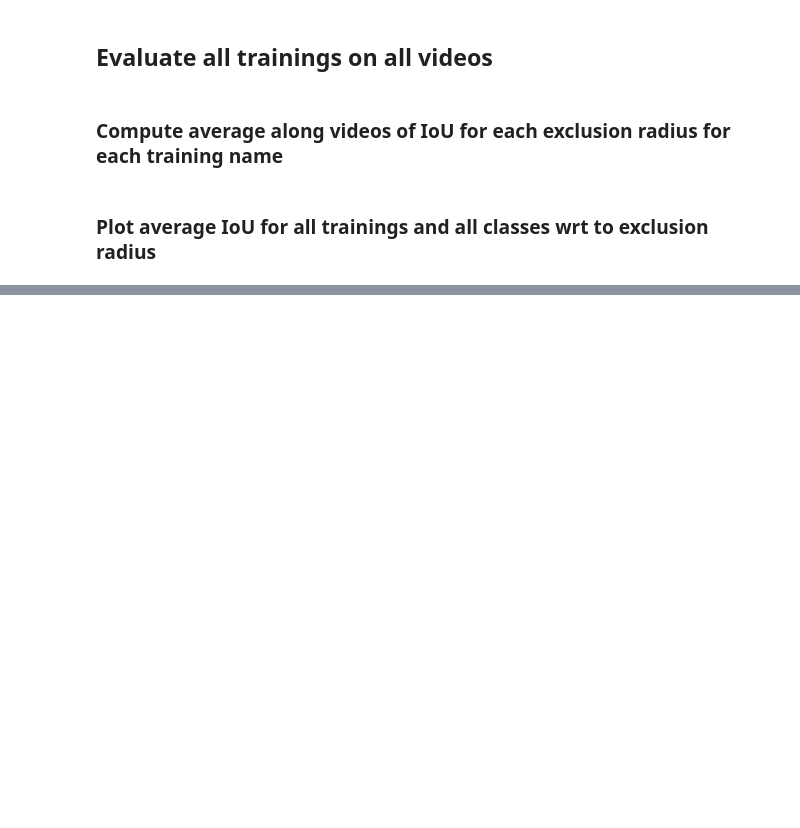
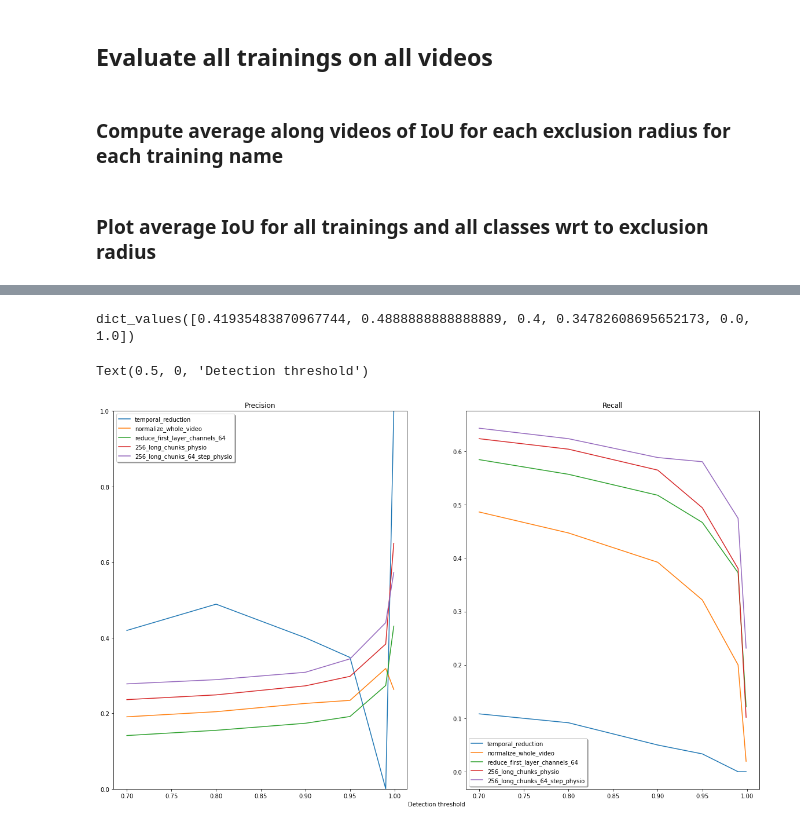
Before and after one commit to dottipr/sparks_project, a Jupyter notebook: sparks/validate UNet trainings.ipynb, the cells around one changed output, grey strips where cells are left out. Saved outputs shown, nothing was run; the diff lists cells and outputs as text; code cells hidden in the pictures; blank space fills up the shorter version.

Commit message:
update config files and validation notebook

```diff
--- a/sparks/validate UNet trainings.ipynb
+++ b/sparks/validate UNet trainings.ipynb
@@ -599,9 +738,0 @@ annotated sparks:
-# %%
-# get sparks predicted locations
-min_radius = 3 # minimal 'radius' of a valid spark
-t_detection = 0.9 # threshold on spark preds to extract events
-
-preds_sparks_loc = process_spark_prediction(sparks,
-                                        t_detection=t_detection,
-                                        min_radius=min_radius,
-                                        ignore_frames=ignore_frames)
@@ -614,6 +738,0 @@ predicted sparks:
-# %%
-# compute precision and recall for sparks
-match_distance = 5
-metrics = Metrics(*correspondences_precision_recall(annotations_sparks_loc,
-                                                    preds_sparks_loc,
-                                                    match_distance=match_distance))
@@ -687,0 +842,10 @@ Note: you may need to restart the kernel to use updated packages.
+# %%
+prec_rec_sparks_avg = {} # num training x num thresholds
+prec_avg = {}
+rec_avg = {}
+
+for training_name in training_names:
+    prec_rec_all_videos = prec_rec_sparks_all_trainings[training_name]
+    prec_rec_sparks_avg[training_name] = reduce_metrics_thresholds(prec_rec_all_videos)
+    prec_avg[training_name] = prec_rec_sparks_avg[training_name][1]
+    rec_avg[training_name] = prec_rec_sparks_avg[training_name][2]
@@ -687,0 +879,27 @@ Note: you may need to restart the kernel to use updated packages.
+# %%
+prec_avg[training_names[0]].values()
+# %% [output]
+dict_values([0.41935483870967744, 0.4888888888888889, 0.4, 0.34782608695652173, 0.0, 1.0])
+# %%
+fig, axs = plt.subplots(1, 2, sharex=True, figsize=(20,12))
+fig.add_subplot(111, frameon=False)
+
+for training_name in training_names:
+    axs[0].plot(t_detection_sparks, prec_avg[training_name].values(), label=training_name)
+
+axs[0].set_title('Precision')
+axs[0].set_ylim([0,1])
+axs[0].legend(shadow=True, fancybox=True)
+
+for training_name in training_names:
+    axs[1].plot(t_detection_sparks, rec_avg[training_name].values(), label=training_name)
+
+axs[1].set_title('Recall')
+#axs[1].set_ylim([0,1])
+axs[1].legend(shadow=True, fancybox=True)
+
+plt.tick_params(labelcolor='none', which='both', top=False, bottom=False, left=False, right=False)
+plt.xlabel("Detection threshold")
+# %% [output]
+Text(0.5, 0, 'Detection threshold')
+[figure, added]
```
Also changed, not shown: parts of 34 cells of this notebook, 9 other files.
